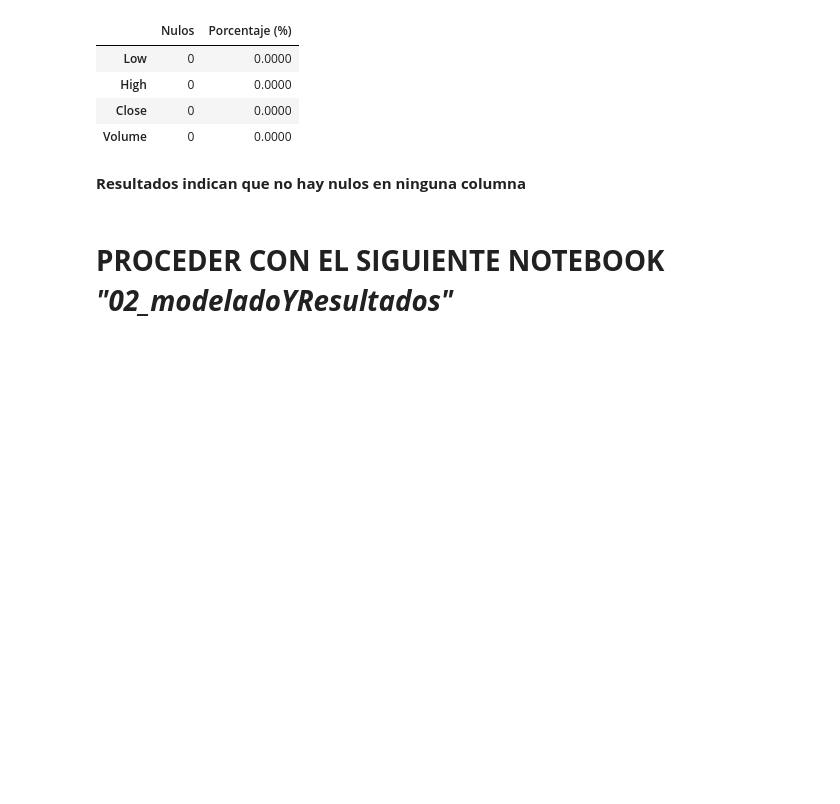
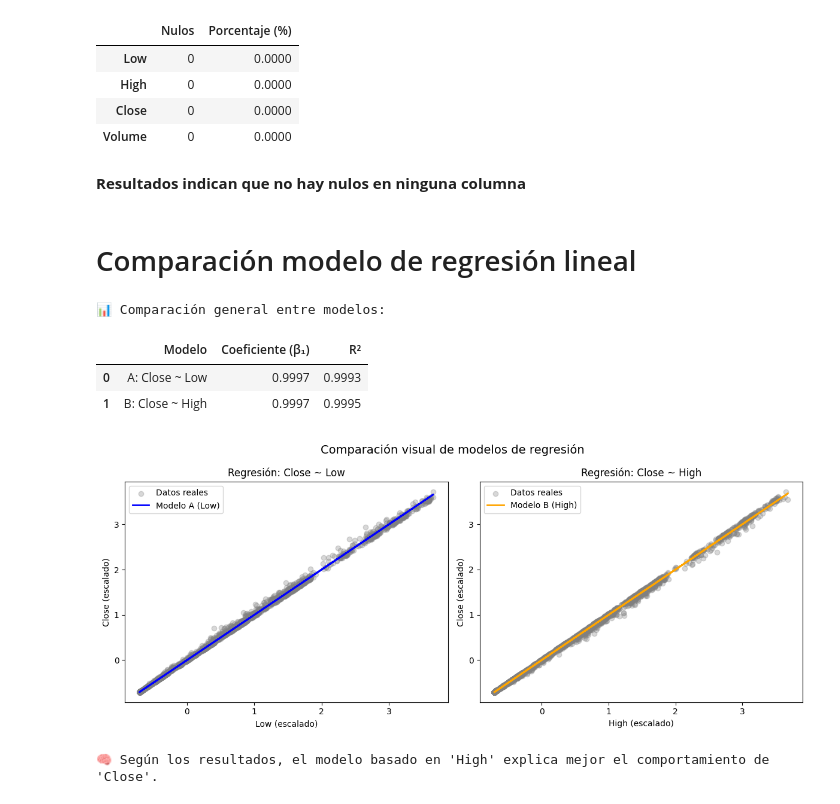
Before and after one commit to AlexandreKc/SUMATIVA2_IDN, a Jupyter notebook: notebook/01_analisisYAjustes.ipynb, the cells around one changed output. Drawn from its saved outputs; the diff is of its cells as text; code cells hidden in the pictures; blank space fills up the shorter version.

Commit message:
Alinear todo en un solo notebook

```diff
--- a/notebook/01_analisisYAjustes.ipynb
+++ b/notebook/01_analisisYAjustes.ipynb
@@ -416,5 +418,67 @@ display(tabla_nulos)
 | Volume | 0 | 0.0000 |
 # %% [markdown]
 **Resultados indican que no hay nulos en ninguna columna**
-# %% [markdown]
-# **PROCEDER CON EL SIGUIENTE NOTEBOOK *"02_modeladoYResultados"***
+# %% [markdown]
+# Comparación modelo de regresión lineal
+# %%
+# Variable dependiente
+y = btc_scaled["Close"].values.reshape(-1, 1)
+
+# --- Modelo A: Close ~ Low ---
+X_low = btc_scaled[["Low"]].values
+model_low = LinearRegression().fit(X_low, y)
+y_pred_low = model_low.predict(X_low)
+
+# --- Modelo B: Close ~ High ---
+X_high = btc_scaled[["High"]].values
+model_high = LinearRegression().fit(X_high, y)
+y_pred_high = model_high.predict(X_high)
+
+# --- Comparación resumida ---
+r2_low = model_low.score(X_low, y)
+r2_high = model_high.score(X_high, y)
+
+comparison = pd.DataFrame({
+    "Modelo": ["A: Close ~ Low", "B: Close ~ High"],
+    "Coeficiente (β₁)": [model_low.coef_[0][0], model_high.coef_[0][0]],
+    "R²": [r2_low, r2_high]
+}).round(5)
+
+print("📊 Comparación general entre modelos:\n")
+display(comparison)
+
+# --- Gráficos de regresión ---
+plt.figure(figsize=(12, 5))
+
+# Gráfico 1: Close ~ Low
+plt.subplot(1, 2, 1)
+plt.scatter(X_low, y, color='gray', alpha=0.3, label="Datos reales")
+plt.plot(X_low, y_pred_low, color='blue', linewidth=2, label="Modelo A (Low)")
+plt.title("Regresión: Close ~ Low")
+plt.xlabel("Low (escalado)")
+plt.ylabel("Close (escalado)")
+plt.legend()
+
+# Gráfico 2: Close ~ High
+plt.subplot(1, 2, 2)
+plt.scatter(X_high, y, color='gray', alpha=0.3, label="Datos reales")
+plt.plot(X_high, y_pred_high, color='orange', linewidth=2, label="Modelo B (High)")
+plt.title("Regresión: Close ~ High")
+plt.xlabel("High (escalado)")
+plt.ylabel("Close (escalado)")
+plt.legend()
+
+plt.suptitle("Comparación visual de modelos de regresión", fontsize=14)
+plt.tight_layout()
+plt.show()
+
+# --- Interpretación automática ---
+better = "Low" if r2_low > r2_high else "High"
+print(f"🧠 Según los resultados, el modelo basado en '{better}' explica mejor el comportamiento de 'Close'.")
+# %% [output]
+📊 Comparación general entre modelos:
+|  | Modelo | Coeficiente (β₁) | R² |
+| 0 | A: Close ~ Low | 0.9997 | 0.9993 |
+| 1 | B: Close ~ High | 0.9997 | 0.9995 |
+[figure, added]
+🧠 Según los resultados, el modelo basado en 'High' explica mejor el comportamiento de 'Close'.
```
Also changed, not shown: parts of 5 cells of this notebook, 1 other file.
